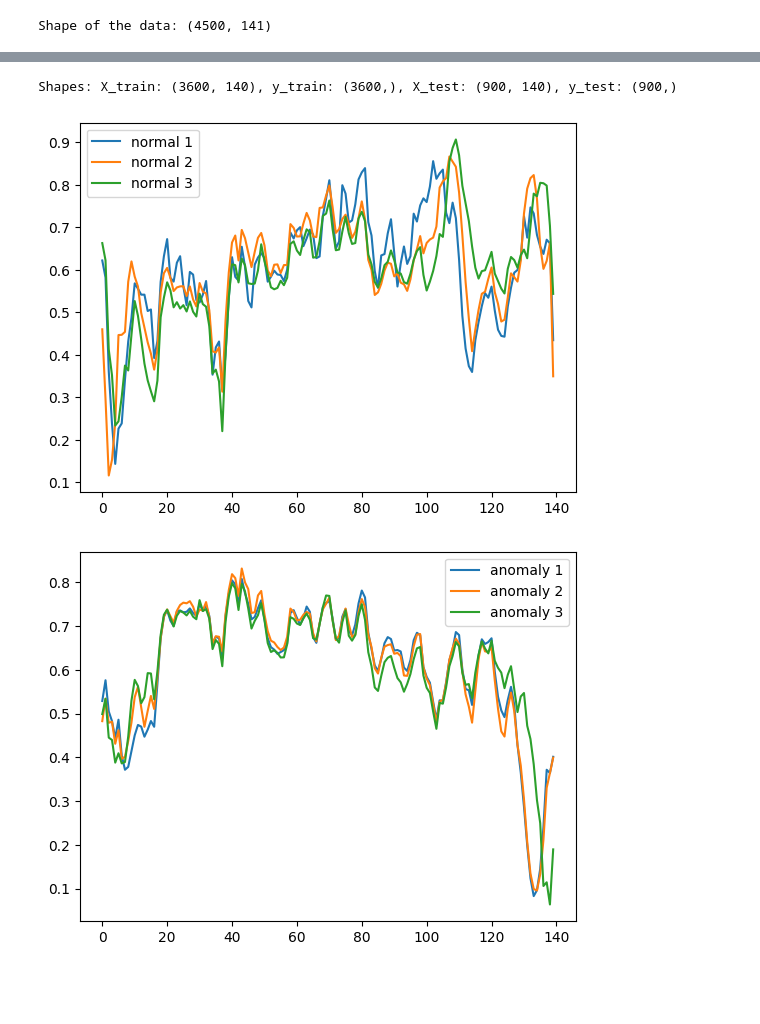
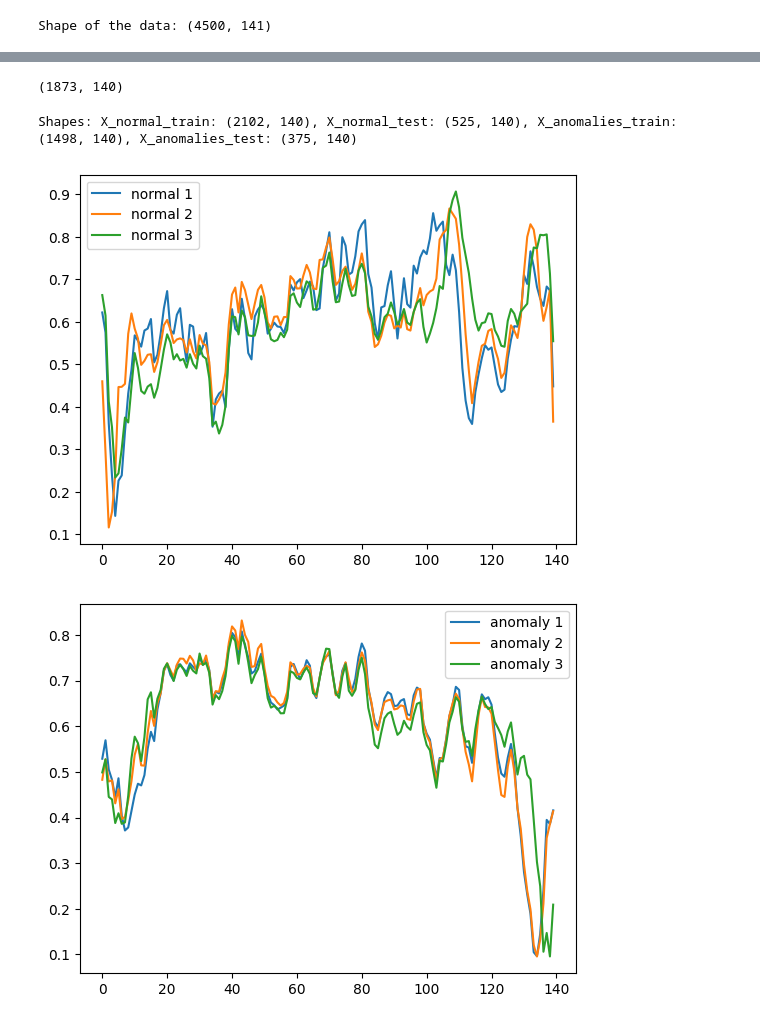
Before and after one commit to Mateusz-Wojciechowski/ECG5000AnalysisWithAutoEncoder, a Jupyter notebook: DataPreparation.ipynb, the cells around one changed output, grey strips where cells are left out. Drawn from its saved outputs; the diff is of its cells as text; code cells hidden in the pictures; blank space fills up the shorter version.

```diff
--- a/DataPreparation.ipynb
+++ b/DataPreparation.ipynb
@@ -74,0 +68,8 @@ y_test = y[3600:]
+# %%
+y = data['c0']
+x = data.drop('c0', axis=1)
+scaler = MinMaxScaler()
+data = scaler.fit(x)
+scaled_data = data.transform(x)
+X_normal = scaled_data[y == 1.0]
+X_anomalies = scaled_data[y != 1.0]
@@ -75,4 +80,13 @@ y_test = y[3600:]
+# %%
+X_anomalies.shape
+# %% [output]
+(1873, 140)
+# %%
+X_normal_train = X_normal[:round(X_normal.shape[0]*0.8)]
+X_normal_test = X_normal[round(X_normal.shape[0]*0.8):]
+X_anomalies_train = X_anomalies[:round(X_anomalies.shape[0]*0.8)]
+X_anomalies_test = X_anomalies[round(X_anomalies.shape[0]*0.8):]
 # %%
-print(f"Shapes: X_train: {X_train.shape}, y_train: {y_train.shape}, X_test: {X_test.shape}, y_test: {y_test.shape}")
+print(f"Shapes: X_normal_train: {X_normal_train.shape}, X_normal_test: {X_normal_test.shape}, X_anomalies_train: {X_anomalies_train.shape}, X_anomalies_test: {X_anomalies_test.shape}")
 # %% [output]
-Shapes: X_train: (3600, 140), y_train: (3600,), X_test: (900, 140), y_test: (900,)
+Shapes: X_normal_train: (2102, 140), X_normal_test: (525, 140), X_anomalies_train: (1498, 140), X_anomalies_test: (375, 140)
@@ -89,17 +93,17 @@ X_test_normal = test_data_scaled[y_test == 1.0]
 # %%
-plt.plot(X_train_normal[3], label='normal 1')
-plt.plot(X_train_normal[1], label='normal 2')
-plt.plot(X_train_normal[2], label='normal 3')
+plt.plot(X_normal_train[3], label='normal 1')
+plt.plot(X_normal_train[1], label='normal 2')
+plt.plot(X_normal_train[2], label='normal 3')
 plt.legend()
 plt.show()
 # %% [output]
-[figure, old version]
+[figure, new version]
 # %%
-plt.plot(X_train_anomalies[0], label='anomaly 1')
-plt.plot(X_train_anomalies[1], label='anomaly 2')
-plt.plot(X_train_anomalies[2], label='anomaly 3')
+plt.plot(X_anomalies_train[0], label='anomaly 1')
+plt.plot(X_anomalies_train[1], label='anomaly 2')
+plt.plot(X_anomalies_train[2], label='anomaly 3')
 plt.legend()
 plt.show()
 # %% [output]
-[figure, old version]
+[figure, new version]
 # %%
```
Also changed, not shown: parts of 6 cells of this notebook.
